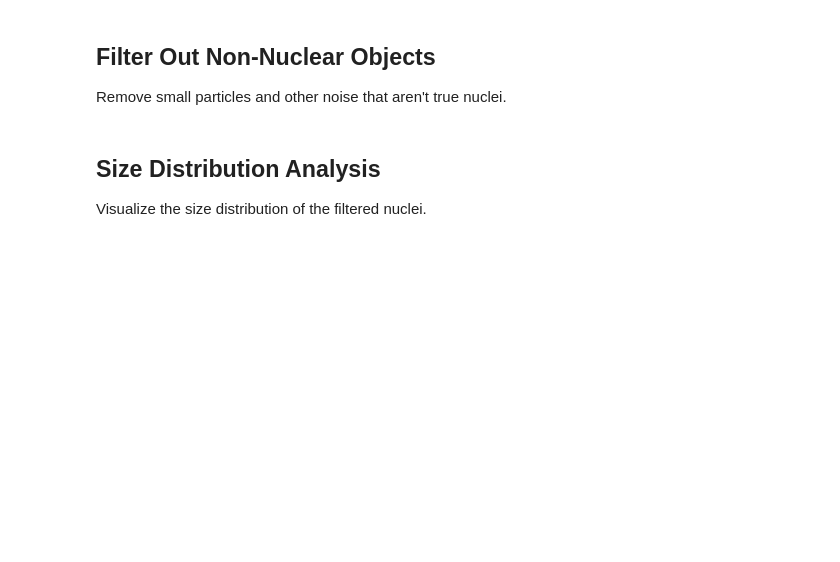
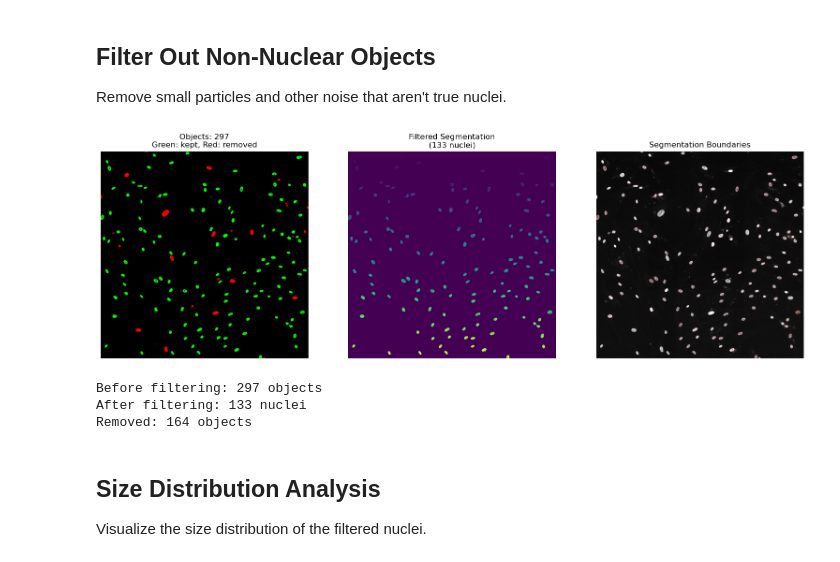
Before and after one commit to ByteCommitter/Nuclear-Feature-Extractor, a Jupyter notebook: notebooks/Full_Nuclear_Feature_Extraction.ipynb, the cells around one changed output. Saved outputs shown, nothing was run; the diff lists cells and outputs as text; code cells hidden in the pictures; blank space fills up the shorter version.

Commit message:
Nuclei Complete Extraction

```diff
--- a/notebooks/Full_Nuclear_Feature_Extraction.ipynb
+++ b/notebooks/Full_Nuclear_Feature_Extraction.ipynb
@@ -76,8 +76,8 @@ plt.show()
 Remove small particles and other noise that aren't true nuclei.
 # %%
 # Set thresholds for filtering
-MIN_NUCLEUS_AREA = 20  # Minimum area in pixels to be considered a nucleus
-MAX_NUCLEUS_AREA = 30000  # Maximum area to exclude giant clumps/artifacts
+MIN_NUCLEUS_AREA = 4000  # Minimum area in pixels to be considered a nucleus
+MAX_NUCLEUS_AREA = 12000  # Maximum area to exclude giant clumps/artifacts
 MAX_ECCENTRICITY = 2.9   # Maximum eccentricity to exclude extremely elongated objects
 
 # Get region properties
@@ -113,33 +113,38 @@ for prop in props_all:
         # Invalid objects in red
         overlay[labelled_image == prop.label] = [1, 0, 0]
 
 axes[0].imshow(overlay)
 axes[0].set_title(f'Objects: {len(props_all)}\nGreen: kept, Red: removed')
 axes[0].axis('off')
 
 # Filtered labeled image
 axes[1].imshow(filtered_labelled_image, cmap='viridis')
 axes[1].set_title(f'Filtered Segmentation\n({len(valid_labels)} nuclei)')
 axes[1].axis('off')
 
 # Show boundaries on raw image
 boundaries = segmentation.find_boundaries(filtered_labelled_image)
 rgb_raw = np.dstack([raw_image/raw_image.max()]*3)  # Convert to RGB
 rgb_raw[boundaries] = [1, 0, 0]  # Red boundaries
 
 axes[2].imshow(rgb_raw)
 axes[2].set_title('Segmentation Boundaries')
 axes[2].axis('off')
 
 plt.tight_layout()
 plt.show()
 
 print(f"Before filtering: {len(props_all)} objects")
 print(f"After filtering: {len(valid_labels)} nuclei")
 print(f"Removed: {len(invalid_labels)} objects")
 
 # Update our labeled image with the filtered version
 labelled_image = filtered_labelled_image.copy()
+# %% [output]
+[figure, added]
+Before filtering: 297 objects
+After filtering: 133 nuclei
+Removed: 164 objects
 # %% [markdown]
 ## Size Distribution Analysis
 
```
Also changed, not shown: parts of 3 cells of this notebook, 3 other files.
